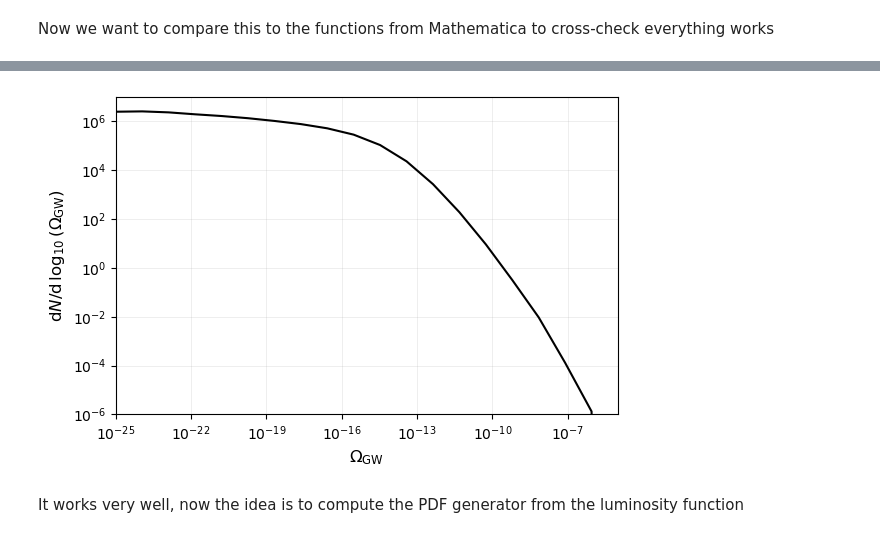
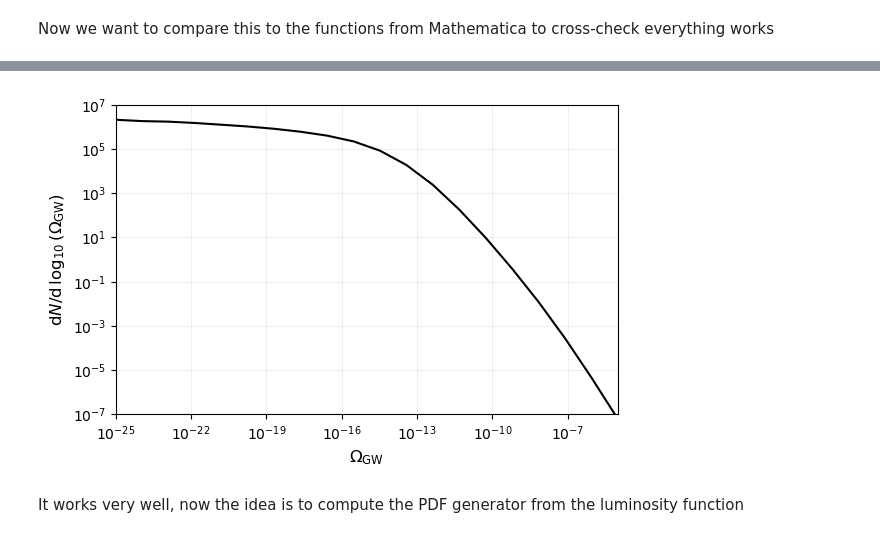
Before and after one commit to jurrutiaGW/SMBH_luminosity_function, a Jupyter notebook: SMBH_luminosity.ipynb, the cells around one changed output, grey strips where cells are left out. Cells and saved outputs as stored; diff of their text form; code cells hidden in the pictures.

```diff
--- a/SMBH_luminosity.ipynb
+++ b/SMBH_luminosity.ipynb
@@ -166,6 +171,7 @@ d𝛔dM= 𝛔CDM.derivative()
 # %% [markdown]
 ## GW physics
 # %%
+
 def m1m2(Mc, eta):
     s = np.sqrt(1.0 - 4.0 * eta)
     A = 1.0 + s + eta * (-5.0 - 3.0 * s + (5.0 + s) * eta)
@@ -186,8 +192,10 @@ def Amp(Mc, DsL, z):
 def tf(f, Mc, z):
     return (1 + z) * 5 * c**5 / (256 * (np.pi * (1 + z) * f / s)**(8/3) * (G * Mc * Msun)**(5/3))
 
+
 def Adtdf(f, Mc, z):
-    return -derivative(lambda x: tf(x, Mc, z), f, dx=1e-20)
+    return (8.0 / 3.0) * tf(f, Mc, z) / f
+
 
 def dOmega(Mc, z, f):
     return 2 * np.pi / 5 * (Adtdf(f, Mc, z) * f)**(-1) * f**3 * (Amp(Mc, (1 + z) * dc(z), z) * f**(-7/6))**2 / (G * 𝜌c * s**2)
@@ -541,7 +577,7 @@ def load_Rastro_interpolator(filename='Rastro_grid.npz', method='linear'):
 
     log_m1_grid = data['log_m1_grid']
     log_m2_grid = data['log_m2_grid']
-    z_grid = data['z_grid']
+    log_z_grid = data['log_z_grid']
     values = data['values']
 
     # Print info
@@ -549,28 +585,36 @@ def load_Rastro_interpolator(filename='Rastro_grid.npz', method='linear'):
     print(f"  Parameters: a={data['a']}, b={data['b']}, sigma={data['sigma']}")
     print(f"  Grid shape: {values.shape}")
     print(f"  m1 range: [{10**log_m1_grid[0]:.1e}, {10**log_m1_grid[-1]:.1e}]")
-    print(f"  z range: [{z_grid[0]}, {z_grid[-1]}]")
+    print(f"  z range: [{10**log_z_grid[0]:.1e}, {10**log_z_grid[-1]:.1e}]")
 
     # Build interpolator
     interpolator = RegularGridInterpolator(
-        (log_m1_grid, log_m2_grid, z_grid),
-        np.log10(values),
+        (log_m1_grid, log_m2_grid, log_z_grid),
+        values,
         method=method,
         bounds_error=False,
-        fill_value=-100
-    )
+        fill_value=None)
 
     # Return a callable function
     def Rastro_interp(m1, m2, z):
-        log_m1 = np.log10(np.maximum(m1, 1e-10))
-        log_m2 = np.log10(np.maximum(m2, 1e-10))
+        # Convert all inputs to arrays (handles both scalar and array inputs)
+        m1 = np.atleast_1d(m1)
+        m2 = np.atleast_1d(m2)
+        z = np.atleast_1d(z)
 
-        if np.isscalar(log_m1):
-            points = np.array([[log_m1, log_m2, z]])
-            return 10**float(interpolator(points))
-        else:
-            points = np.column_stack([log_m1, log_m2, z])
-            return 10**float(interpolator(points))
+        # Transform to log space with safety bounds
+        log_m1 = np.log10(np.maximum(m1, 1e3))
+        log_m2 = np.log10(np.maximum(m2, 1e3))
+        log_z = np.log10(np.maximum(z, 1e-5))
+
+        # Create points array for interpolation
+        points = np.column_stack([log_m1, log_m2, log_z])
+
+        # Interpolate and transform back from log space
+        result = 10**interpolator(points)
+
+        # Return scalar if input was scalar, otherwise return array
+        return result[0] if result.shape[0] == 1 else result
 
     return Rastro_interp
 # %%
@@ -712,23 +744,23 @@ xval1= [10**logOmega for logOmega in np.linspace(-25, -5, 20)]
 # %%
 plt.figure(figsize=(6, 4))
 # Plot with labels and custom styles
 plt.plot(xval1, yval1, color='black')
 # Set x-axis range
-plt.xlim(1e-25, 1e-5)  # min, max
+plt xlim(1e-25, 1e-5)  # min, max
 # Set y-axis range
-plt.ylim(1e-6, 1e7)  # min, max
+plt.ylim(1e-7, 1e7)  # min, max
 # Log scales
 plt.xscale('log')
 plt.yscale('log')
 # Labels with optional LaTeX formatting
 plt.xlabel(r'$\Omega_{\rm GW}$', fontsize=12)
 plt.ylabel(r'${\rm d}N/{\rm d\,\log_{10}\left(\Omega_{GW}\right)}$', fontsize=12)
 # Grid for both major and minor ticks
 plt.grid(True, alpha=0.3, which='both', linestyle='-', linewidth=0.5)
 # Legend with styling
 plt.tight_layout()
 plt.show()
 # %% [output]
-[figure, old version]
+[figure, new version]
 # %% [markdown]
 It works very well, now the idea is to compute the PDF generator from the luminosity function
```
Also changed, not shown: parts of 23 cells of this notebook, 1 other file.
